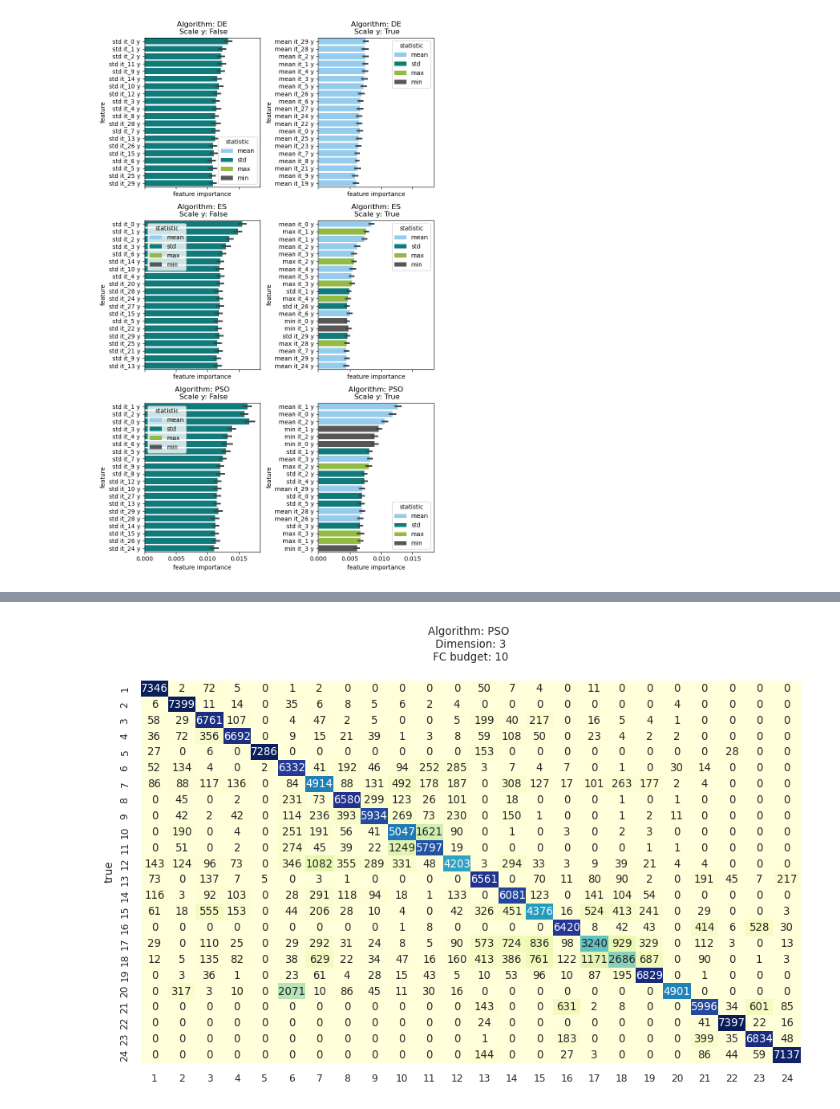
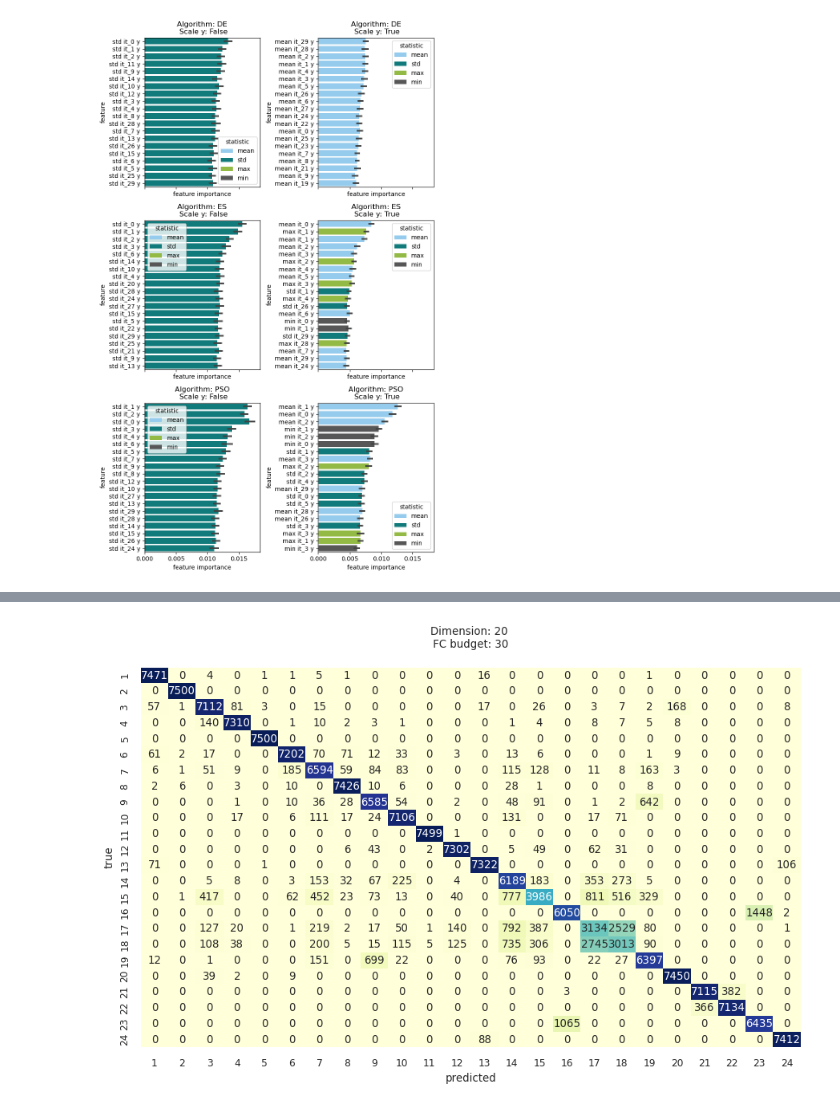
Before and after one commit to gjorgjinac/DynamoRep_ext, a Jupyter notebook: problem_classification_result_analysis.ipynb, the cells around one changed output, grey strips where cells are left out. Saved outputs shown, nothing was run; the diff lists cells and outputs as text; code cells hidden in the pictures.

```diff
--- a/problem_classification_result_analysis.ipynb
+++ b/problem_classification_result_analysis.ipynb
@@ -345,36 +325,0 @@ plt.show()
-# %%
-results_per_iteration=[]
-
-all_dimensions=[3,20]
-difference=False
-train_on_seed=True
-end_iterations=[2,29]
-problem_ids=[i for i in range(1,25)]
-sns.set(font_scale=0.8)
-fig, axes = plt.subplots(len(all_dimensions)*3,len(end_iterations), figsize=(12,30), squeeze=False, sharex=True, sharey=True)
-for algorithm_index, algorithm in enumerate(all_algorithms):
-    for dimension_index, dimension in enumerate(all_dimensions):
-
-        for end_iteration_index, end_iteration in enumerate(end_iterations):
-            for normalize_y_index, normalize_y in enumerate([True]):
-                _,predictions = get_seed_accuracies_df(dimension,algorithm, 0, end_iteration, train_on_seed, difference, seeds, normalize_y=normalize_y)
-                ax=axes[dimension_index*3+algorithm_index][end_iteration_index]
-                ax.set_title(f'Algorithm: {algorithm} \n Dimension: {dimension} \n FC budget: {end_iteration + 1} \n')
-                #d=ConfusionMatrixDisplay.from_predictions(predictions['y'],predictions['preds'],cmap=my_cmap, colorbar=True,ax=ax)
-
-                c=confusion_matrix(predictions['y'],predictions['preds'])
-
-                sns.heatmap(pd.DataFrame(c, index=problem_ids, columns=problem_ids),cmap='YlGnBu', ax=ax, annot=True, cbar=False, fmt='.0f')
-                if dimension_index==1:
-                    ax.set_xlabel("predicted")
-                ax.set_ylabel("true")
-rows=[f'Dimension: {d}' for d in all_dimensions]
-#for ax, row in zip(axes[:,0], rows):
-#    ax.annotate(row, xy=(0, 0.5), xytext=(-ax.yaxis.labelpad - 5, 0),xycoords=ax.yaxis.label, textcoords='offset points',size='large', ha='right', va='center', rotation= 90)
-
-
-#plt.xticks(rotation=90)
-
-plt.tight_layout()
-plt.savefig(os.path.join(visualizations_dir,f'confusion_matrices_per_iteration_{"train" if train_on_seed else "test"}_on_seed{"_differenced" if difference else ""}_dim_5-10.pdf'))
-plt.show()
@@ -383,44 +326,43 @@ plt.show()
 # %%
 results_per_iteration=[]
 
-all_dimensions=[3,20]
+all_dimensions=[20]
 difference=False
 train_on_seed=True
-end_iterations=[9]
+end_iterations=[29]
 problem_ids=[i for i in range(1,25)]
 sns.set(font_scale=0.8)
 
 for dimension_index, dimension in enumerate(all_dimensions):
     predictions=pd.DataFrame()
     fig, axes = plt.subplots(1,1, figsize=(9,6), squeeze=False, sharex=True, sharey=True)
 
 
     for algorithm_index, algorithm in enumerate(['DE','ES','PSO']):
         for end_iteration_index, end_iteration in enumerate(end_iterations):
             for normalize_y_index, normalize_y in enumerate([True]):
                 _,p = get_seed_accuracies_df(dimension,algorithm, 0, end_iteration, train_on_seed, difference, seeds, normalize_y=normalize_y)
                 predictions=pd.concat([predictions,p])
     ax=axes[0][0]
     ax.set_title(f'Dimension: {dimension} \n FC budget: {end_iteration + 1} \n')
     #d=ConfusionMatrixDisplay.from_predictions(predictions['y'],predictions['preds'],cmap=my_cmap, colorbar=True,ax=ax)
 
     c=confusion_matrix(predictions['y'],predictions['preds'])
 
     sns.heatmap(pd.DataFrame(c, index=problem_ids, columns=problem_ids),cmap='YlGnBu', ax=ax, annot=True, cbar=False, fmt='.0f')
-    if dimension_index==1:
-        ax.set_xlabel("predicted")
+    ax.set_xlabel("predicted")
     ax.set_ylabel("true")
     rows=[f'Dimension: {d}' for d in all_dimensions]
     #for ax, row in zip(axes[:,0], rows):
     #    ax.annotate(row, xy=(0, 0.5), xytext=(-ax.yaxis.labelpad - 5, 0),xycoords=ax.yaxis.label, textcoords='offset points',size='large', ha='right', va='center', rotation= 90)
 
 
     #plt.xticks(rotation=90)
 
     plt.tight_layout()
     plt.savefig(os.path.join(visualizations_dir,f'confusion_matrices_per_iteration_{"train" if train_on_seed else "test"}_on_seed{"_differenced" if difference else ""}_dim_{dimension}_all_algorithms.pdf'))
     plt.show()
 # %% [output]
-[figure, old version]
+[figure, new version]
 # %%
 fig, axes = plt.subplots(2,2, figsize=(6,8))
```
Also changed, not shown: parts of 6 cells of this notebook, 28 other files.
